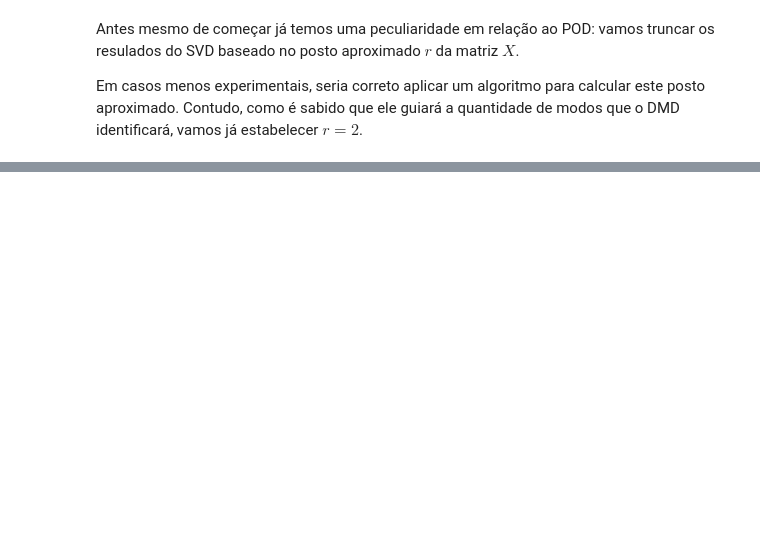
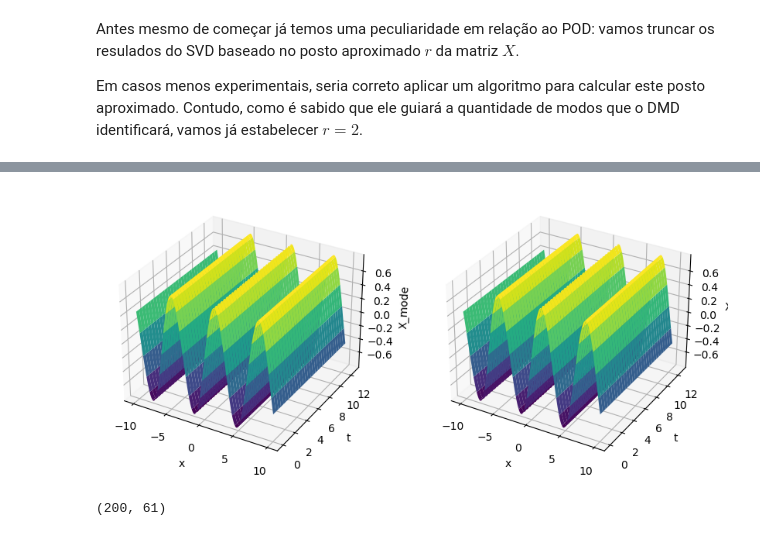
Before and after one commit to Salies/data-driven-des, a Jupyter notebook: dmd.ipynb, the cells around one changed output, grey strips where cells are left out. Cells and saved outputs as stored; diff of their text form; code cells hidden in the pictures; blank space fills up the shorter version.

```diff
--- a/dmd.ipynb
+++ b/dmd.ipynb
@@ -81,0 +236,2 @@ U, Sigma, Vh = np.linalg.svd(X, False)
+# %%
+i_mode = 0
@@ -81,0 +246,17 @@ U, Sigma, Vh = np.linalg.svd(X, False)
+# %%
+# plot X_mode, 3D
+fig = plt.figure(figsize=(10, 5))
+ax = fig.add_subplot(1, 2, 1, projection='3d')
+ax.plot_surface(S, T, X_mode.T.real, cmap='viridis')
+ax.set_xlabel('x')
+ax.set_ylabel('t')
+ax.set_zlabel('X_mode')
+# Plot X1
+ax = fig.add_subplot(1, 2, 2, projection='3d')
+ax.plot_surface(S, T, X1, cmap='viridis')
+ax.set_xlabel('x')
+ax.set_ylabel('t')
+ax.set_zlabel('X1')
+plt.show()
+# %% [output]
+[figure, added]
@@ -81,0 +265,8 @@ U, Sigma, Vh = np.linalg.svd(X, False)
+# %%
+# reconstruindo apenas o segundo modo
+X_mode = Phi[:, i_mode] * b[i_mode]
+X_mode = X_mode.reshape((X_mode.shape[0], 1))
+X_mode = X_mode @ T_omega[i_mode, :].reshape((1, T_omega.shape[1]))
+X_mode.shape
+# %% [output]
+(200, 61)
```
Also changed, not shown: parts of 27 cells of this notebook, 3 other files.
